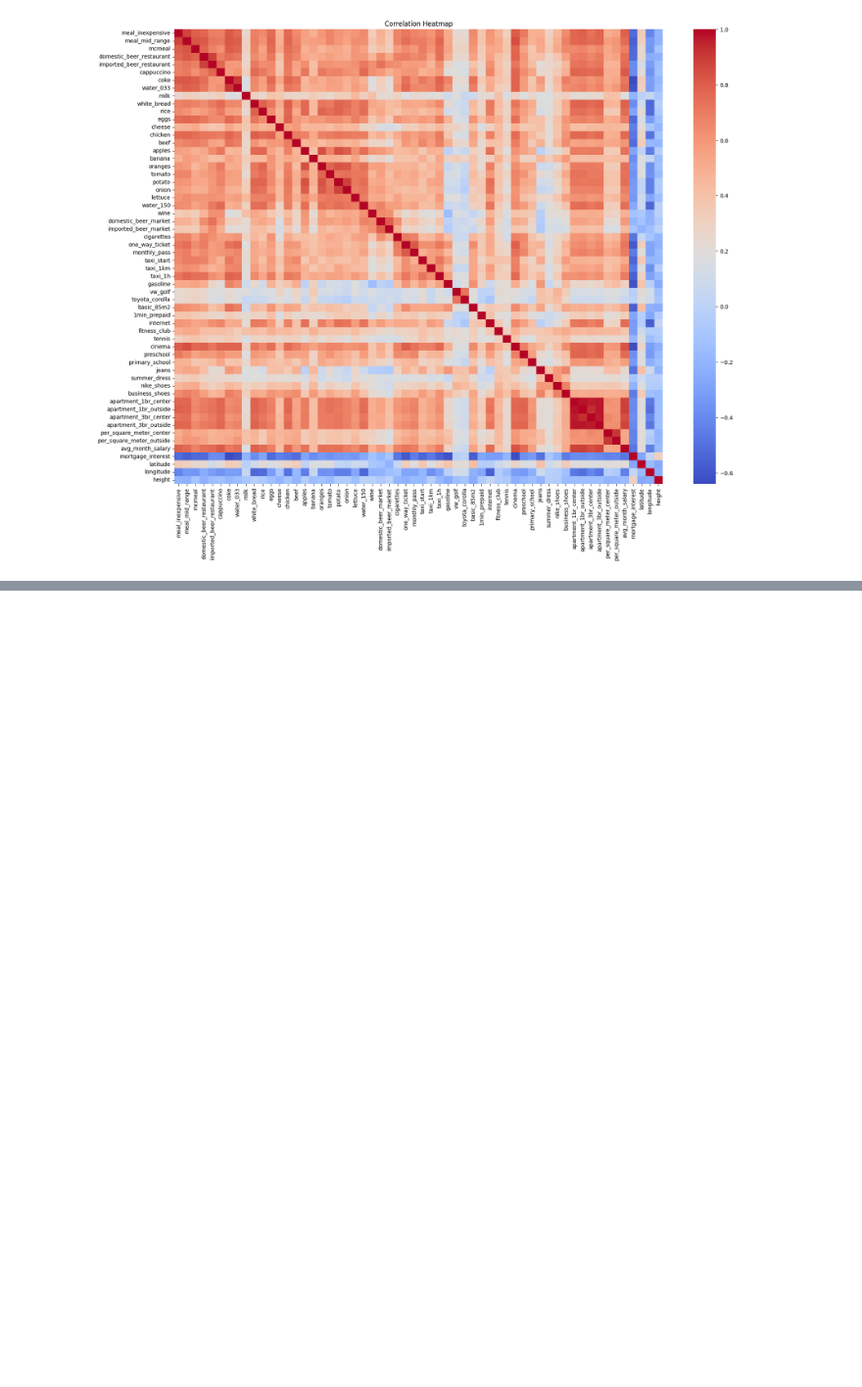
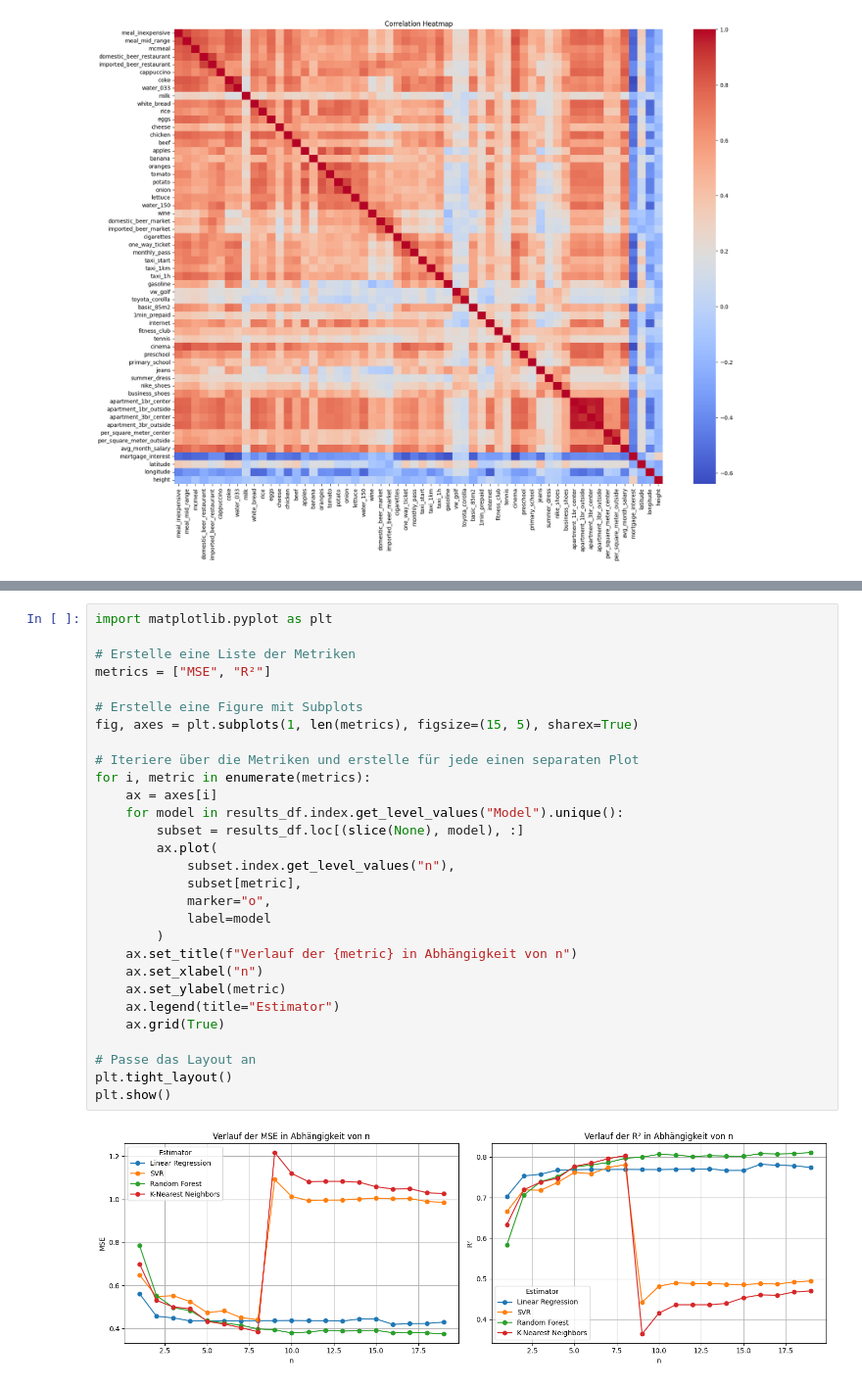
Before and after one commit to GehriJan/data-science-exam, a Jupyter notebook: data_science_exam.ipynb, the cells around one changed output, grey strips where cells are left out. Shown at 98% size. Drawn from its saved outputs; the diff is of its cells as text; blank space fills up the shorter version.

```diff
--- a/data_science_exam.ipynb
+++ b/data_science_exam.ipynb
@@ -1407,0 +833,31 @@ np.int64(263)
+# %%
+import matplotlib.pyplot as plt
+
+# Erstelle eine Liste der Metriken
+metrics = ["MSE", "R²"]
+
+# Erstelle eine Figure mit Subplots
+fig, axes = plt.subplots(1, len(metrics), figsize=(15, 5), sharex=True)
+
+# Iteriere über die Metriken und erstelle für jede einen separaten Plot
+for i, metric in enumerate(metrics):
+    ax = axes[i]
+    for model in results_df.index.get_level_values("Model").unique():
+        subset = results_df.loc[(slice(None), model), :]
+        ax.plot(
+            subset.index.get_level_values("n"),
+            subset[metric],
+            marker="o",
+            label=model
+        )
+    ax.set_title(f"Verlauf der {metric} in Abhängigkeit von n")
+    ax.set_xlabel("n")
+    ax.set_ylabel(metric)
+    ax.legend(title="Estimator")
+    ax.grid(True)
+
+# Passe das Layout an
+plt.tight_layout()
+plt.show()
+# %% [output]
+[figure, added]
```
Also changed, not shown: parts of 33 cells of this notebook.
